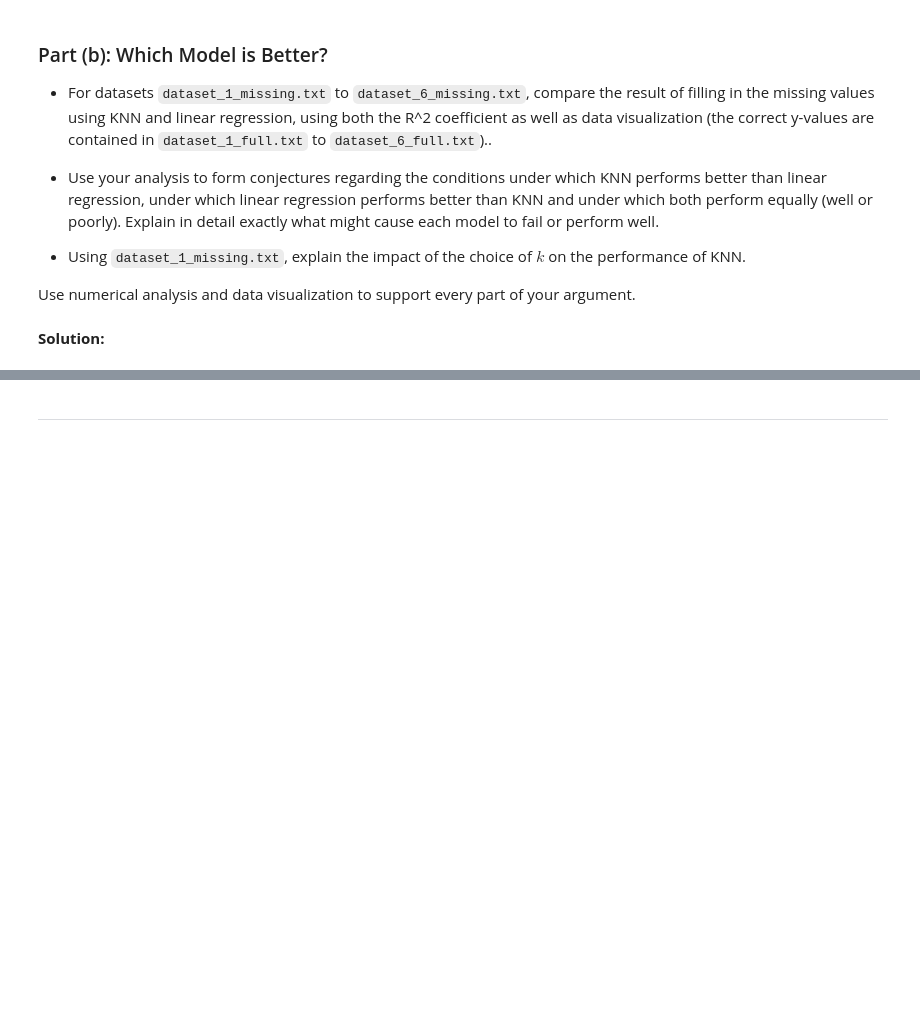
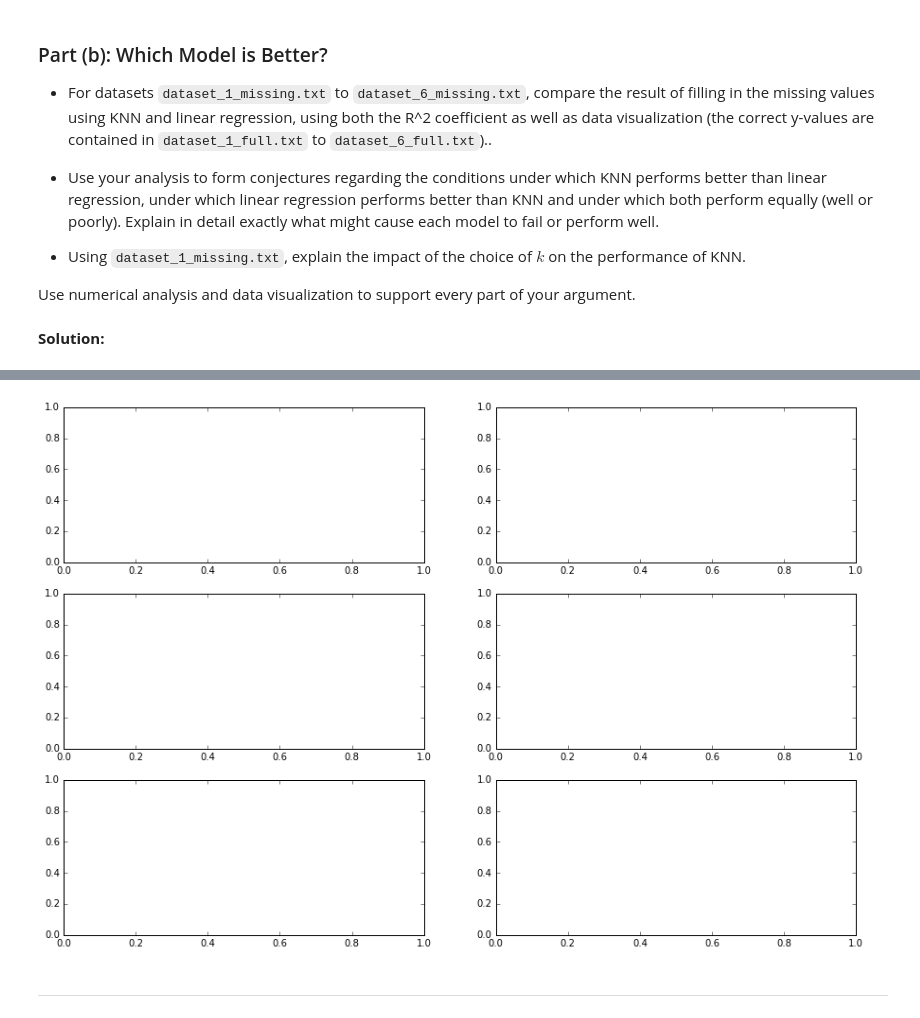
Before and after one commit to hecerinc/cs109a, a Jupyter notebook: keery_sean_cs109a_HW2.ipynb, the cells around one changed output, grey strips where cells are left out. Cells and saved outputs as stored; diff of their text form; code cells hidden in the pictures; blank space fills up the shorter version.

```diff
--- a/keery_sean_cs109a_HW2.ipynb
+++ b/keery_sean_cs109a_HW2.ipynb
@@ -529,0 +544,85 @@ plt.show()
+# %%
+#number of neighbours
+k=10
+
+### CODING TIP: You have to generate data for six different datasets, is it a good idea
+### to copy and paste the same block of code over and over again for six times?
+### How can you get around this?
+### For HW2 it's still ok to copy and paste, for HW3, we will need you to see where functional
+### abstraction and iteration are called for and implement them.
+
+
+#plot predicted points
+fig, ((ax1, ax2), (ax3, ax4), (ax5, ax6)) = plt.subplots(3, 2, figsize=(15, 10))
+
+#create function to loop through all files in directory
+#or maybe just take the number of files in the set as the parameter
+# inputs: filenames or directory or number of files
+# return: datasets
+def dataset_creation(num_files):
+    number_files = np.array[0:num_files]
+    print number_files
+    for i in number_files:
+        ds_missingname = './dataset/dataset_',i,'_missing.txt'
+        ds_fullname = './dataset/dataset_',i,'_full.txt'
+
+        #Read dataset
+
+        missing_df[i] = pd.read_csv(ds_missingname)
+        full_df[i] = pd.read_csv(ds_fullname)
+
+        i=i+1
+
+    return missing_df, full_df
+
+#create function to loop through datasets and plot results
+# input: datasets
+# return: null
+# note that this function will have an output of plots, but return nothing
+def dataset_plotter(missing_df, full_df,num_files):
+
+    for i in num_files:
+
+        no_y_ind = missing_df[missing_df['y'].isnull()].index
+        with_y_ind = missing_df[missing_df['y'].notnull()].index
+
+        predicted_knn, r_knn = fill_knn(missing_df,
+                                full_df,
+                                no_y_ind,
+                                with_y_ind,
+                                k)
+
+        predicted_lin, r_lin = fill_lin_reg(missing_df,
+                                    full_df,
+                                    no_y_ind,
+                                    with_y_ind)
+
+    #plot predicted points
+#     fig, ((ax1, ax2), (ax3, ax4), (ax5, ax6)) = plt.subplots(3, 2, figsize=(15, 10))
+
+
+        #dynamically number axes
+        j=dataset.length
+        x_axis = "ax"+str(j)
+        j+=1
+        y_axis = "ax"+str(j)
+
+        #plot predicted points
+        # TODO replace with look that build the below line based on number of files
+        fig, ((ax1, ax2), (ax3, ax4), (ax5, ax6)) = plt.subplots(3, 2, figsize=(15, 10))
+
+        x_axis, y_axis = plot_missing(x_axis,
+                        y_axis,
+                        predicted_knn, r_knn,
+                        predicted_lin, r_lin,
+                        k,
+                        no_y_ind,
+                        with_y_ind)
+
+#     return null
+num_files=5
+missing_df, full_df = dataset_creation(num_files)
+missing_df.shape()
+dataset_plotter(missing_df, full_df,num_files)
+plt.show()
+# %% [output]
@@ -530,3 +630,4 @@ plt.show()
+[figure, added]
 # %% [markdown]
 ---
 # %% [markdown]
```
Also changed, not shown: parts of 6 cells of this notebook.
